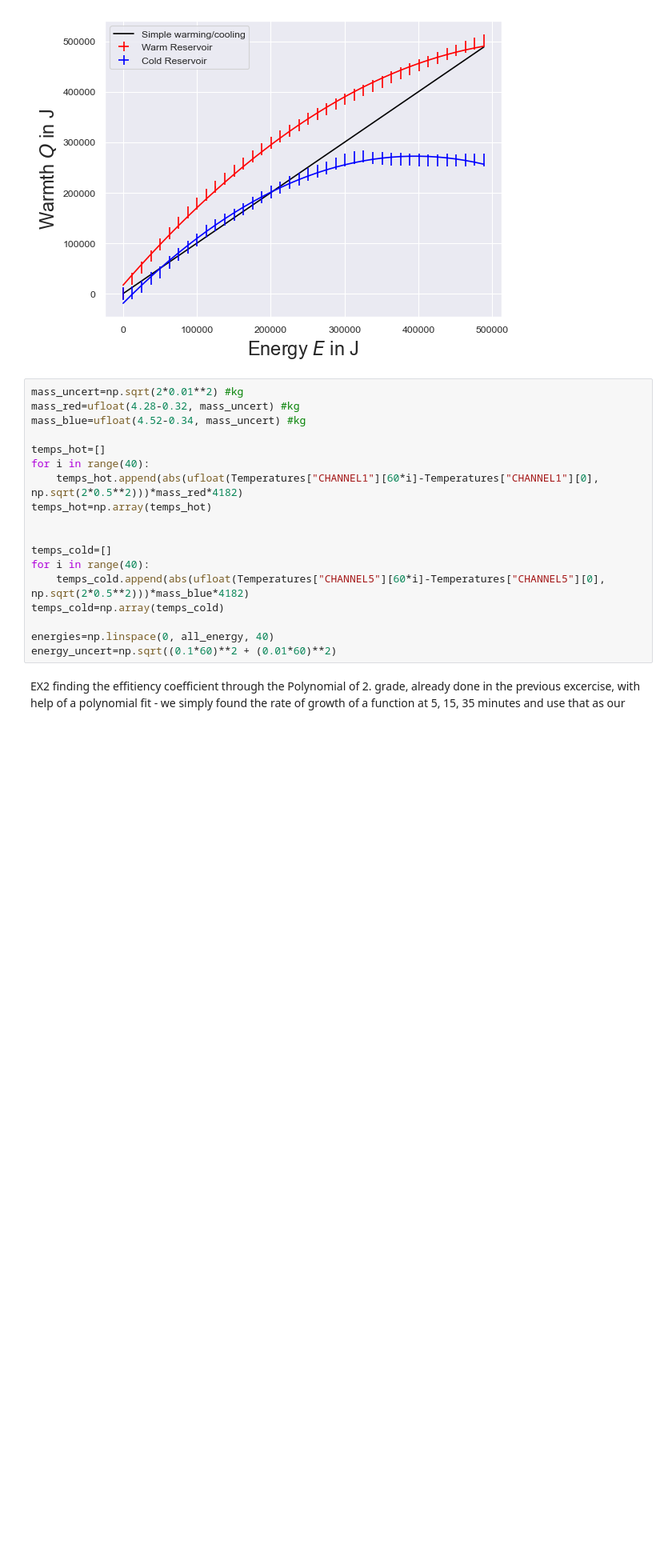
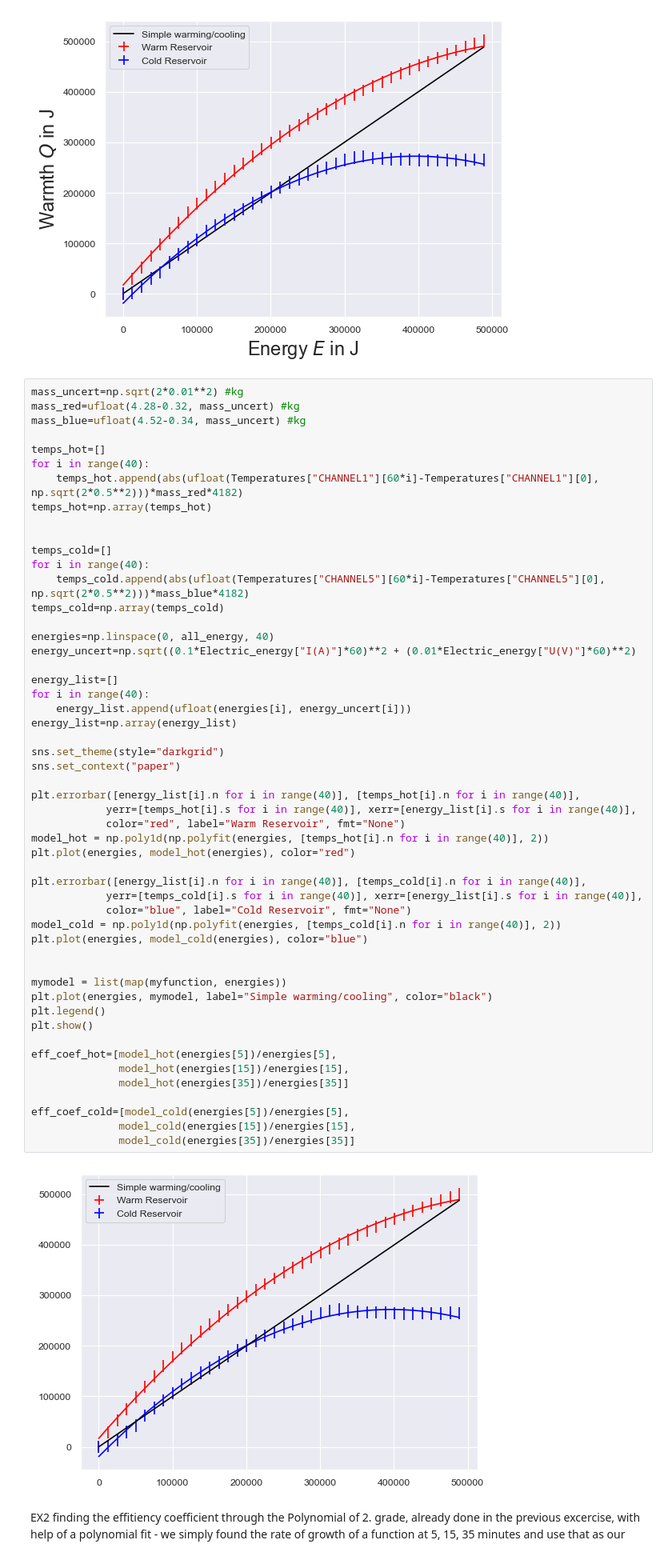
Before and after one commit to KemalOenen/Grundpraktikum2_Gruppe1_SS23, a Jupyter notebook: Versuch6/Djoxx_industries.ipynb, the cells around one changed output. Shown at 80% size. Saved outputs shown, nothing was run; the diff lists cells and outputs as text; blank space fills up the shorter version.

```diff
--- a/Versuch6/Djoxx_industries.ipynb
+++ b/Versuch6/Djoxx_industries.ipynb
@@ -86,21 +86,57 @@ plt.show()
 # %%
 mass_uncert=np.sqrt(2*0.01**2) #kg
 mass_red=ufloat(4.28-0.32, mass_uncert) #kg
 mass_blue=ufloat(4.52-0.34, mass_uncert) #kg
 
 temps_hot=[]
 for i in range(40):
     temps_hot.append(abs(ufloat(Temperatures["CHANNEL1"][60*i]-Temperatures["CHANNEL1"][0], np.sqrt(2*0.5**2)))*mass_red*4182)
 temps_hot=np.array(temps_hot)
 
 
 temps_cold=[]
 for i in range(40):
     temps_cold.append(abs(ufloat(Temperatures["CHANNEL5"][60*i]-Temperatures["CHANNEL5"][0], np.sqrt(2*0.5**2)))*mass_blue*4182)
 temps_cold=np.array(temps_cold)
 
 energies=np.linspace(0, all_energy, 40)
-energy_uncert=np.sqrt((0.1*60)**2 + (0.01*60)**2)
+energy_uncert=np.sqrt((0.1*Electric_energy["I(A)"]*60)**2 + (0.01*Electric_energy["U(V)"]*60)**2)
+
+energy_list=[]
+for i in range(40):
+    energy_list.append(ufloat(energies[i], energy_uncert[i]))
+energy_list=np.array(energy_list)
+
+sns.set_theme(style="darkgrid")
+sns.set_context("paper")
+
+plt.errorbar([energy_list[i].n for i in range(40)], [temps_hot[i].n for i in range(40)],
+            yerr=[temps_hot[i].s for i in range(40)], xerr=[energy_list[i].s for i in range(40)],
+            color="red", label="Warm Reservoir", fmt="None")
+model_hot = np.poly1d(np.polyfit(energies, [temps_hot[i].n for i in range(40)], 2))
+plt.plot(energies, model_hot(energies), color="red")
+
+plt.errorbar([energy_list[i].n for i in range(40)], [temps_cold[i].n for i in range(40)],
+            yerr=[temps_cold[i].s for i in range(40)], xerr=[energy_list[i].s for i in range(40)],
+            color="blue", label="Cold Reservoir", fmt="None")
+model_cold = np.poly1d(np.polyfit(energies, [temps_cold[i].n for i in range(40)], 2))
+plt.plot(energies, model_cold(energies), color="blue")
+
+
+mymodel = list(map(myfunction, energies))
+plt.plot(energies, mymodel, label="Simple warming/cooling", color="black")
+plt.legend()
+plt.show()
+
+eff_coef_hot=[model_hot(energies[5])/energies[5],
+              model_hot(energies[15])/energies[15],
+              model_hot(energies[35])/energies[35]]
+
+eff_coef_cold=[model_cold(energies[5])/energies[5],
+              model_cold(energies[15])/energies[15],
+              model_cold(energies[35])/energies[35]]
+# %% [output]
+[figure, added]
 # %% [markdown]
 EX2 finding the effitiency coefficient through the Polynomial of 2. grade, already done in the previous excercise, with help of a polynomial fit - we simply found the rate of growth of a function at 5, 15, 35 minutes and use that as our
 # %%
```
Also changed, not shown: parts of 3 cells of this notebook.
